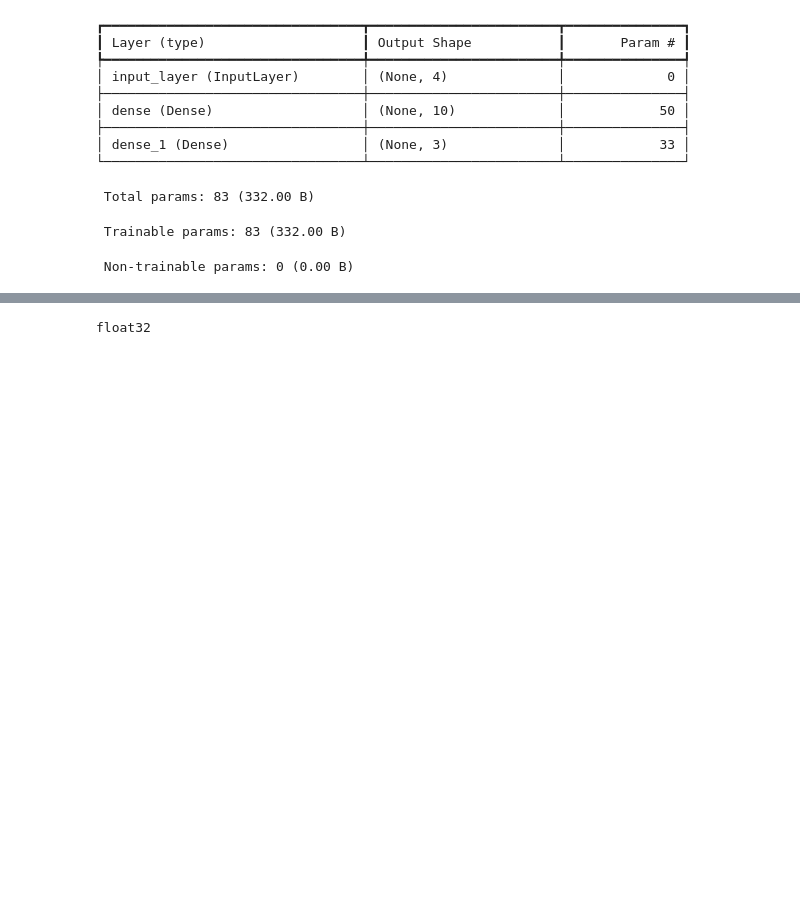
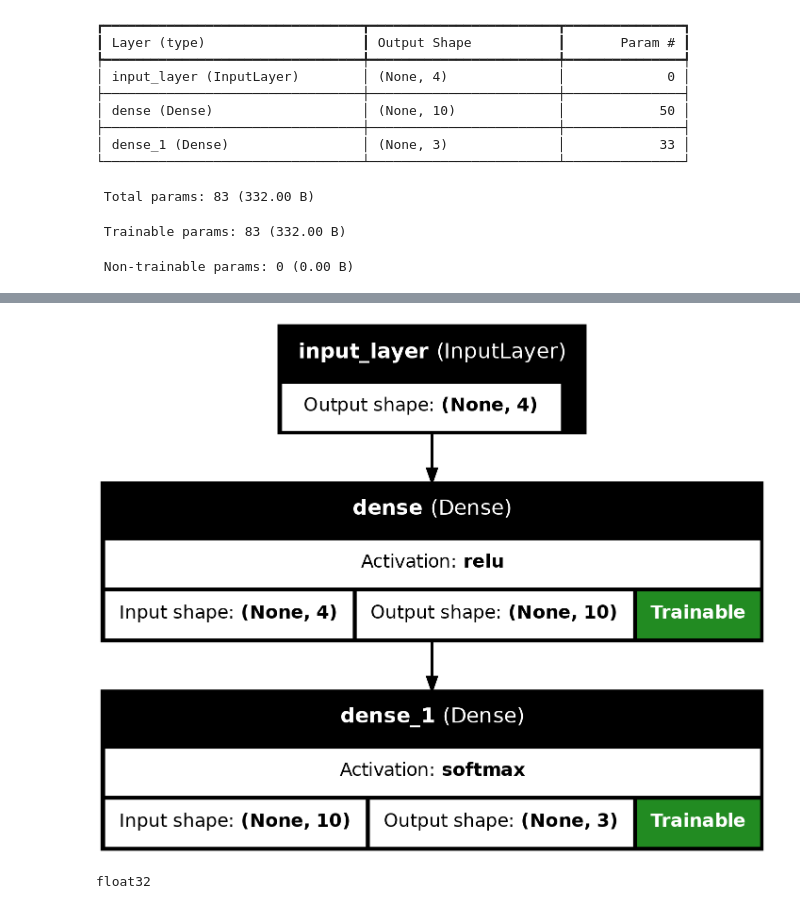
Before and after one commit to mxochicale/intro-to-deep-learning-carpentries-lab, a Jupyter notebook: episodes/2-keras.ipynb, the cells around one changed output, grey strips where cells are left out. Saved outputs shown, nothing was run; the diff lists cells and outputs as text; code cells hidden in the pictures; blank space fills up the shorter version.

```diff
--- a/episodes/2-keras.ipynb
+++ b/episodes/2-keras.ipynb
@@ -73,3 +100,13 @@ Model: "functional"
+# %%
+keras.utils.plot_model(
+    model,
+    show_shapes=True,
+    show_layer_names=True,
+    show_layer_activations=True,
+    show_trainable=True
+)
+# %% [output]
+[figure, added]
 # %%
 print(model.dtype)
 # %% [output]
```
Also changed, not shown: parts of 10 cells of this notebook, 6 other files.
